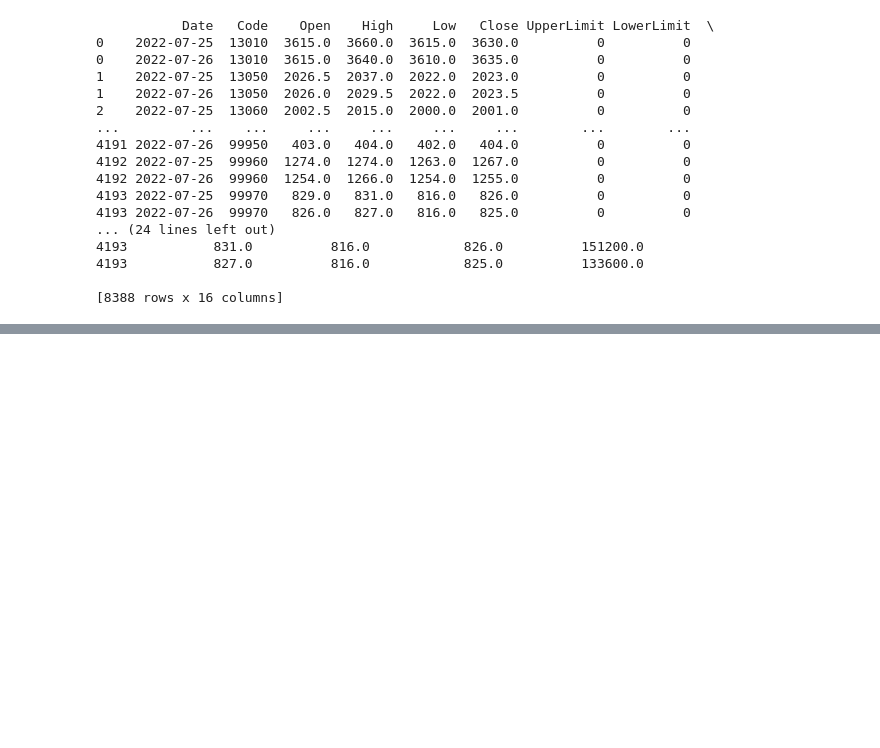
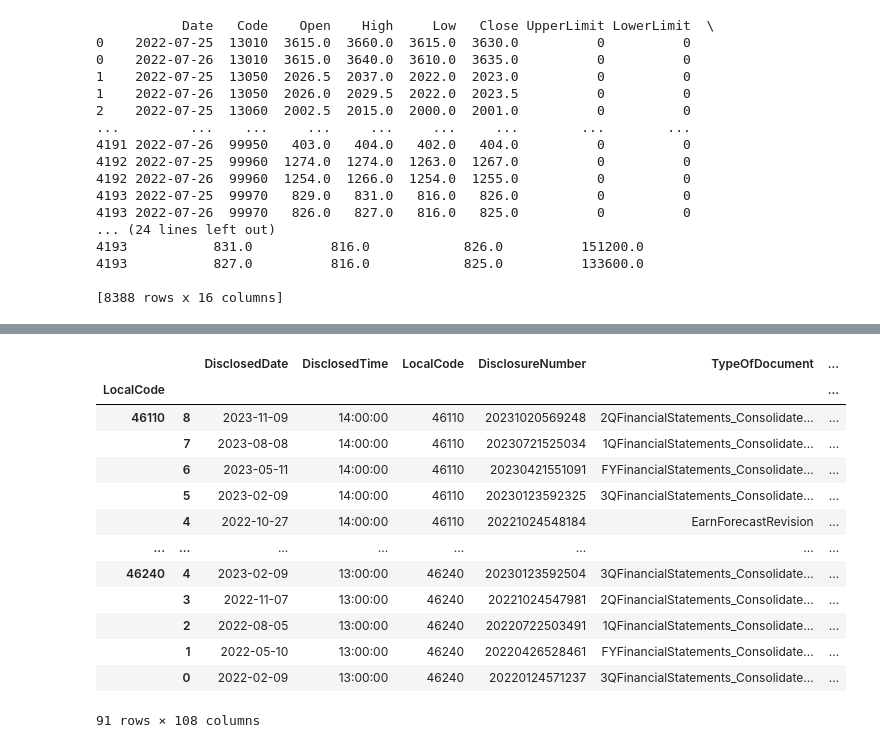
Before and after one commit to nanjakorewa/kdm-notebooks, a Jupyter notebook: finance/misc/jquants.ipynb, the cells around one changed output, grey strips where cells are left out. Cells and saved outputs as stored; diff of their text form; code cells hidden in the pictures; blank space fills up the shorter version.

```diff
--- a/finance/misc/jquants.ipynb
+++ b/finance/misc/jquants.ipynb
@@ -62,0 +146,11 @@ r.json()
+# %%
+def get_statements(idToken, code):
+    time.sleep(0.5)
+    r = requests.get(
+        f"https://api.jquants.com/v1/fins/statements?code={code}",
+        headers={"Authorization": "Bearer {}".format(idToken)},
+    )
+    if r.status_code == requests.codes.ok:
+        return r.json()["statements"]
+    else:
+        return None
@@ -62,0 +178,38 @@ r.json()
+# %%
+paint_companies_statements = pd.concat(
+    [pd.DataFrame(get_statements(idToken, code)) for code in paint_companies.index]
+)
+
+for c in paint_companies_statements.filter(
+    regex="Sales|Assets|CashFlows|Profit|Equity|EarningsPerShare"
+).columns:
+    paint_companies_statements[c] = pd.to_numeric(paint_companies_statements[c])
+
+for c in paint_companies_statements.filter(regex="Date").columns:
+    paint_companies_statements[c] = pd.to_datetime(paint_companies_statements[c])
+# %%
+sorted_data = paint_companies_statements.groupby(["LocalCode"]).apply(
+    lambda x: x.sort_values(["DisclosureNumber"], ascending=False)
+)
+sorted_data["決算期"] = sorted_data.apply(
+    lambda row: f"{row['DisclosedDate'].year}-{row['TypeOfCurrentPeriod']}", axis=1
+)
+sorted_data["会社名"] = [
+    paint_companies.at[code, "CompanyName"] for code in sorted_data["LocalCode"]
+]
+sorted_data
+# %% [output]
+|  |  | DisclosedDate | DisclosedTime | LocalCode | DisclosureNumber | TypeOfDocument | ... |
+| LocalCode |  |  |  |  |  |  | ... |
+| 46110 | 8 | 2023-11-09 | 14:00:00 | 46110 | 20231020569248 | 2QFinancialStatements_Consolidate... | ... |
+|  | 7 | 2023-08-08 | 14:00:00 | 46110 | 20230721525034 | 1QFinancialStatements_Consolidate... | ... |
+|  | 6 | 2023-05-11 | 14:00:00 | 46110 | 20230421551091 | FYFinancialStatements_Consolidate... | ... |
+|  | 5 | 2023-02-09 | 14:00:00 | 46110 | 20230123592325 | 3QFinancialStatements_Consolidate... | ... |
+|  | 4 | 2022-10-27 | 14:00:00 | 46110 | 20221024548184 | EarnForecastRevision | ... |
+| ... | ... | ... | ... | ... | ... | ... | ... |
+| 46240 | 4 | 2023-02-09 | 13:00:00 | 46240 | 20230123592504 | 3QFinancialStatements_Consolidate... | ... |
+|  | 3 | 2022-11-07 | 13:00:00 | 46240 | 20221024547981 | 2QFinancialStatements_Consolidate... | ... |
+|  | 2 | 2022-08-05 | 13:00:00 | 46240 | 20220722503491 | 1QFinancialStatements_Consolidate... | ... |
+|  | 1 | 2022-05-10 | 13:00:00 | 46240 | 20220426528461 | FYFinancialStatements_Consolidate... | ... |
+|  | 0 | 2022-02-09 | 13:00:00 | 46240 | 20220124571237 | 3QFinancialStatements_Consolidate... | ... |
+91 rows × 108 columns
```
Also changed, not shown: parts of 14 cells of this notebook, 3 other files.
